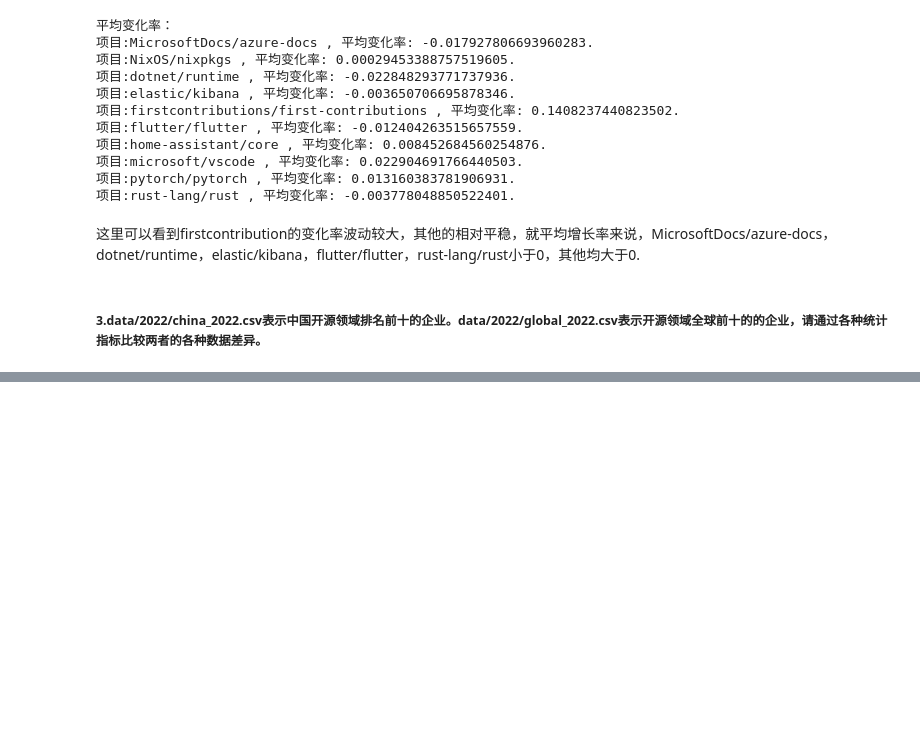
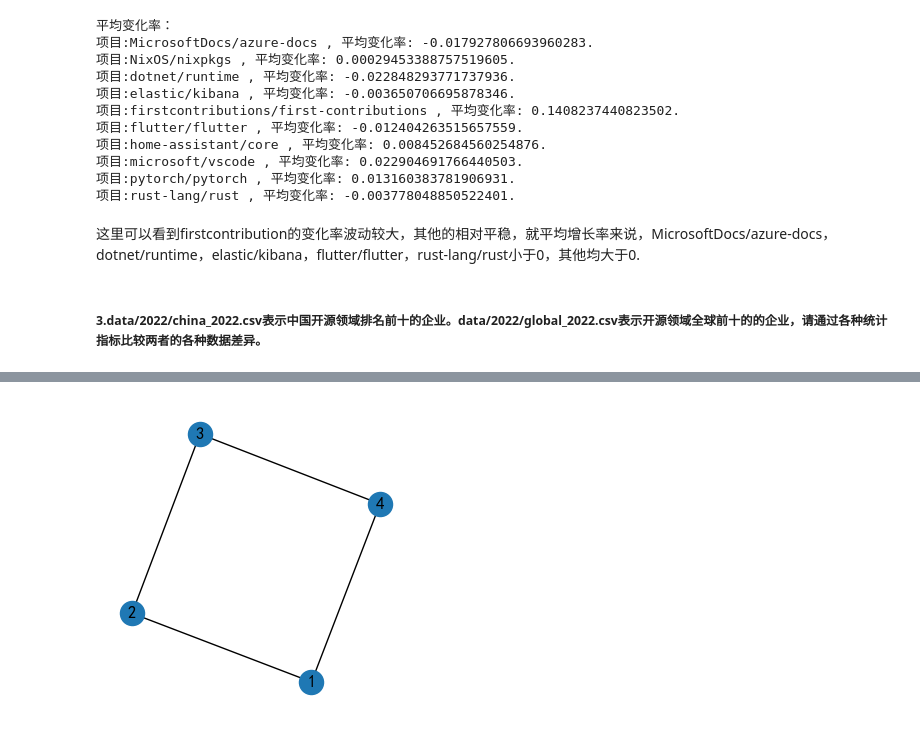
Before and after one commit to Utlyr/-, a Jupyter notebook: homework6.ipynb, the cells around one changed output, grey strips where cells are left out. Drawn from its saved outputs; the diff is of its cells as text; code cells hidden in the pictures; blank space fills up the shorter version.

```diff
--- a/homework6.ipynb
+++ b/homework6.ipynb
@@ -102,0 +116,14 @@ dataGlobal = pd.read_csv(r"./data/2022/global_2022.csv")
+# %%
+import networkx as nx
+import matplotlib.pyplot as plt
+user = [1,2,3,4]
+edge = [(1,2),(2,3),(3,4),(4,1)]
+UG = nx.Graph()
+plt.figure(figsize=(3,3))
+UG.add_nodes_from(user)
+UG.add_edges_from(edge)
+pos=nx.spring_layout(UG)
+nx.draw(UG,with_labels=True,pos=pos)
+plt.show()
+# %% [output]
+[figure, added]
```
Also changed, not shown: parts of 10 cells of this notebook, 1 other file.
